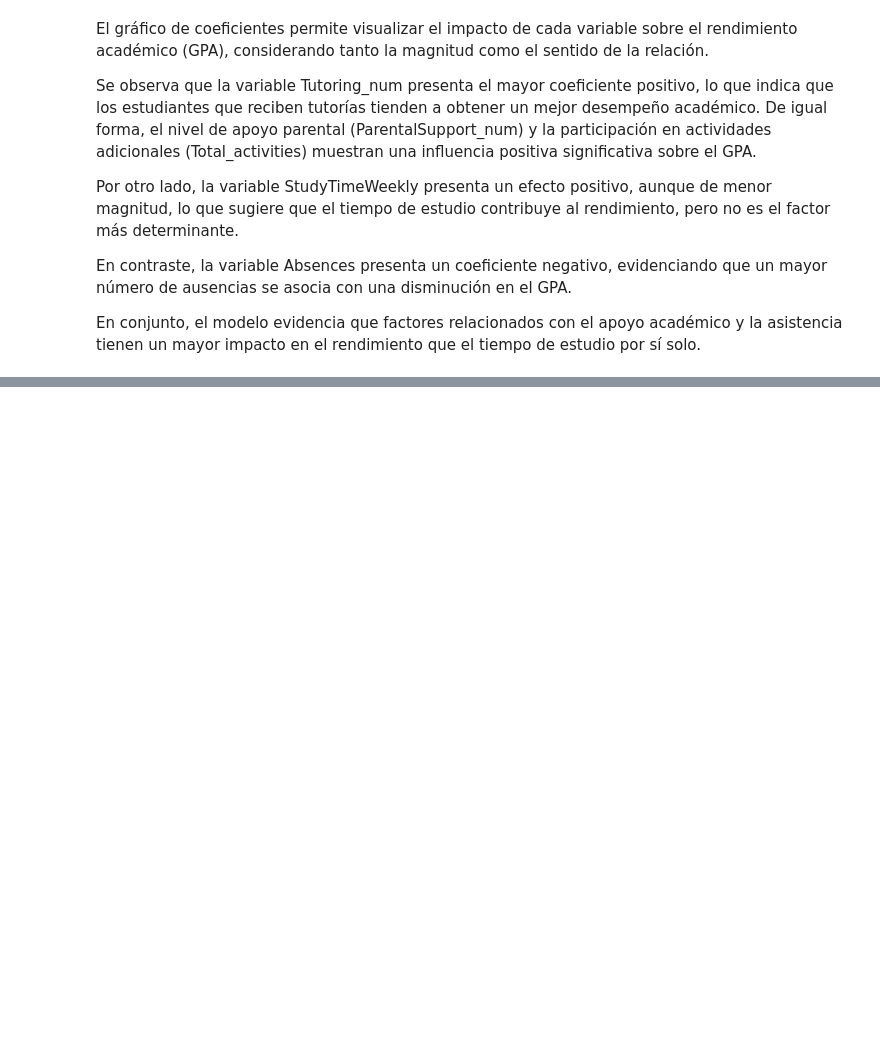
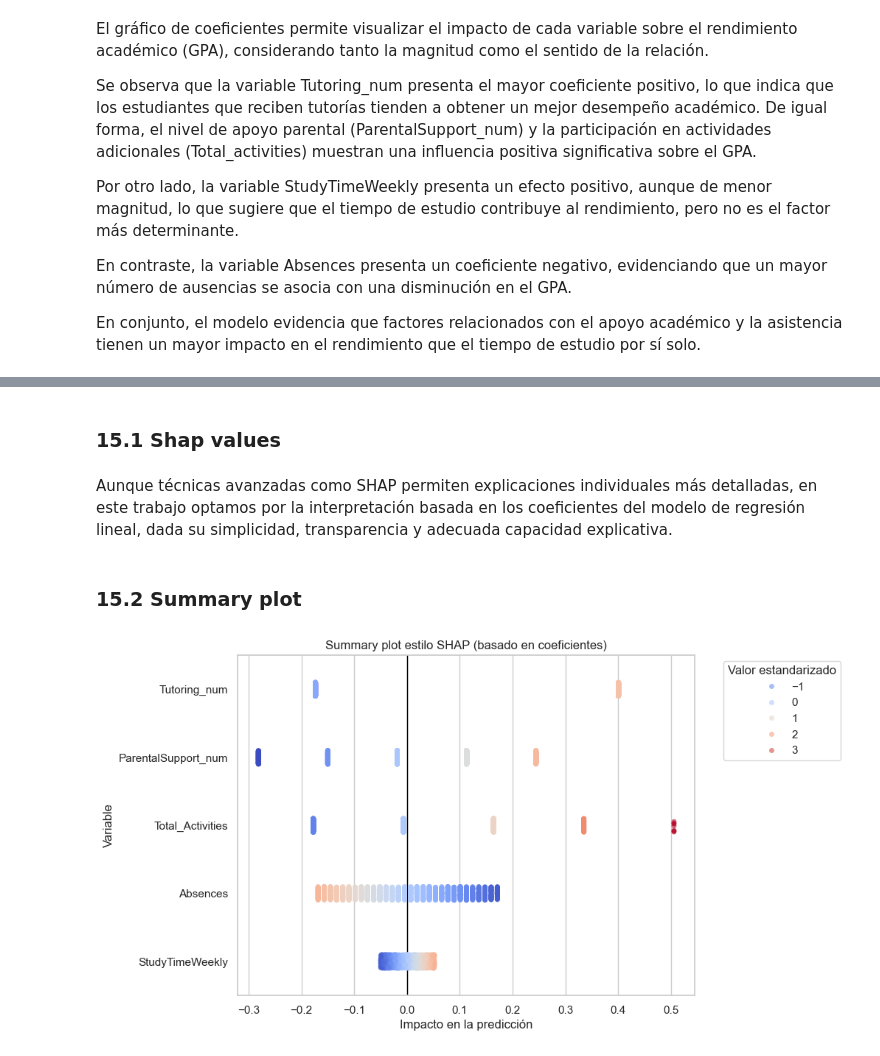
Before and after one commit to joha3108/ciencia-datos, a Jupyter notebook: EDA/EDA_Rendimiento.ipynb, the cells around one changed output, grey strips where cells are left out. Cells and saved outputs as stored; diff of their text form; code cells hidden in the pictures; blank space fills up the shorter version.

Commit message:
Trabajo Final

```diff
--- a/EDA/EDA_Rendimiento.ipynb
+++ b/EDA/EDA_Rendimiento.ipynb
@@ -978,0 +1169,77 @@ En este sentido, el modelo no solo permite realizar predicciones, sino también
+# %% [markdown]
+### **15.1 Shap values**
+# %% [markdown]
+Aunque técnicas avanzadas como SHAP permiten explicaciones individuales más detalladas, en este trabajo optamos por la interpretación basada en los coeficientes del modelo de regresión lineal, dada su simplicidad, transparencia y adecuada capacidad explicativa.
+# %% [markdown]
+### **15.2 Summary plot**
+# %%
+# Estandarizamos variables
+
+from sklearn.preprocessing import StandardScaler
+
+scaler = StandardScaler()
+X_scaled = scaler.fit_transform(X_train)
+
+X_scaled = pd.DataFrame(
+    X_scaled,
+    columns=X_train.columns
+)
+
+# Calculamos el impacto por variable (Cada fila es un estudiante, cada columna es el impacto de esa variable)
+
+coefficients = modelo.coef_
+
+impact = X_scaled * coefficients
+
+# Pasamos a formato largo (para graficar)
+
+impact_long = impact.melt(
+    var_name="feature",
+    value_name="impact"
+)
+
+values_long = X_scaled.melt(
+    var_name="feature",
+    value_name="feature_value"
+)
+
+plot_data = impact_long.copy()
+plot_data["feature_value"] = values_long["feature_value"]
+
+# Ordenamos las variables por importancia
+
+
+order = (
+    impact.abs()
+    .mean()
+    .sort_values(ascending=False)
+    .index
+)
+
+# Graficamos el impacto de cada variable en la predicción
+
+
+import seaborn as sns
+import matplotlib.pyplot as plt
+
+plt.figure(figsize=(8, 6))
+
+sns.stripplot(
+    data=plot_data,
+    x="impact",
+    y="feature",
+    order=order,
+    hue="feature_value",
+    palette="coolwarm",
+    dodge=False,
+    alpha=0.6
+)
+
+plt.axvline(0, color="black", linewidth=1)
+plt.title("Summary plot estilo SHAP (basado en coeficientes)")
+plt.xlabel("Impacto en la predicción")
+plt.ylabel("Variable")
+plt.legend(title="Valor estandarizado", bbox_to_anchor=(1.05, 1))
+plt.show()
+# %% [output]
+[figure, added]
```
Also changed, not shown: parts of 42 cells of this notebook.
